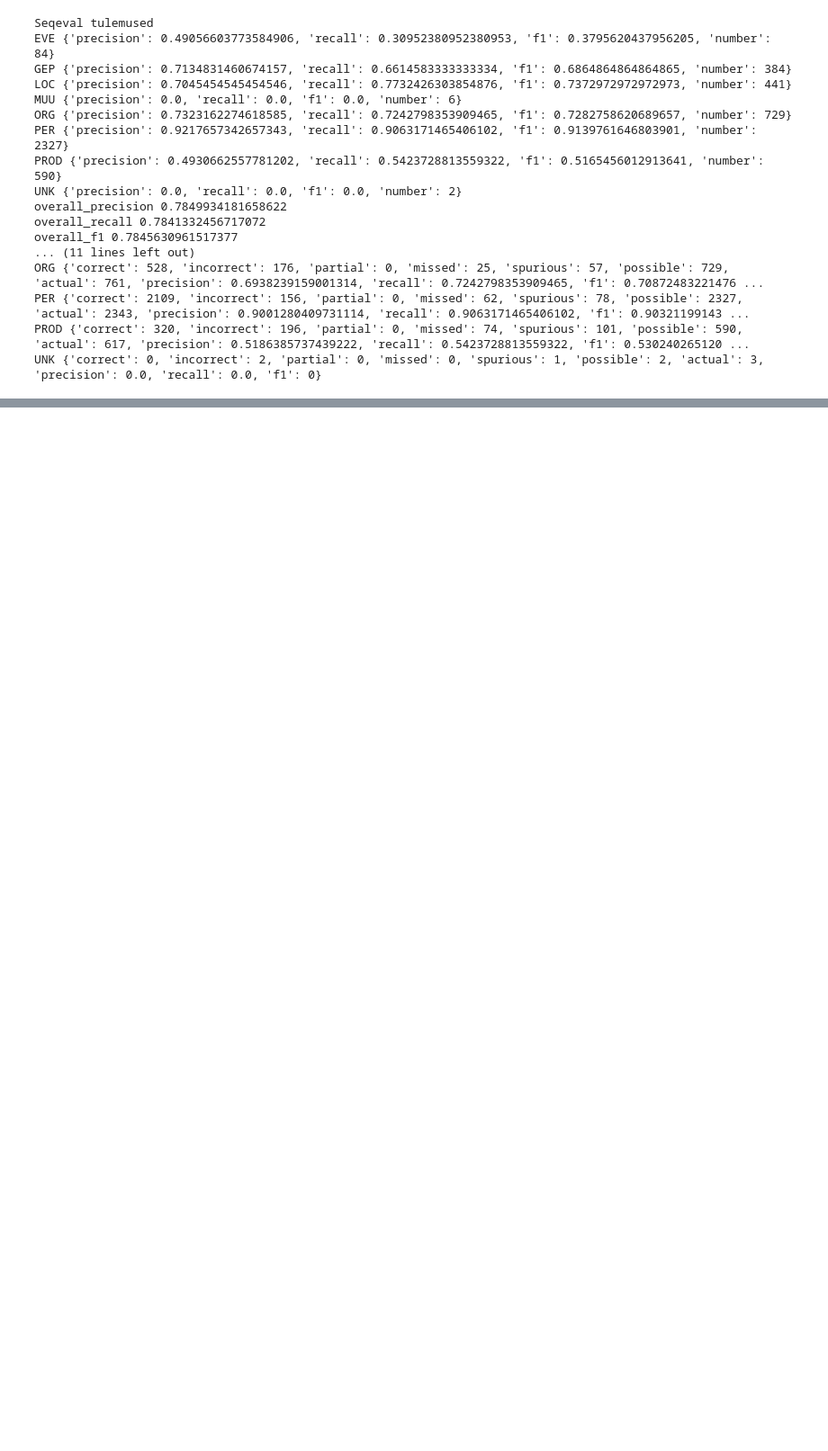
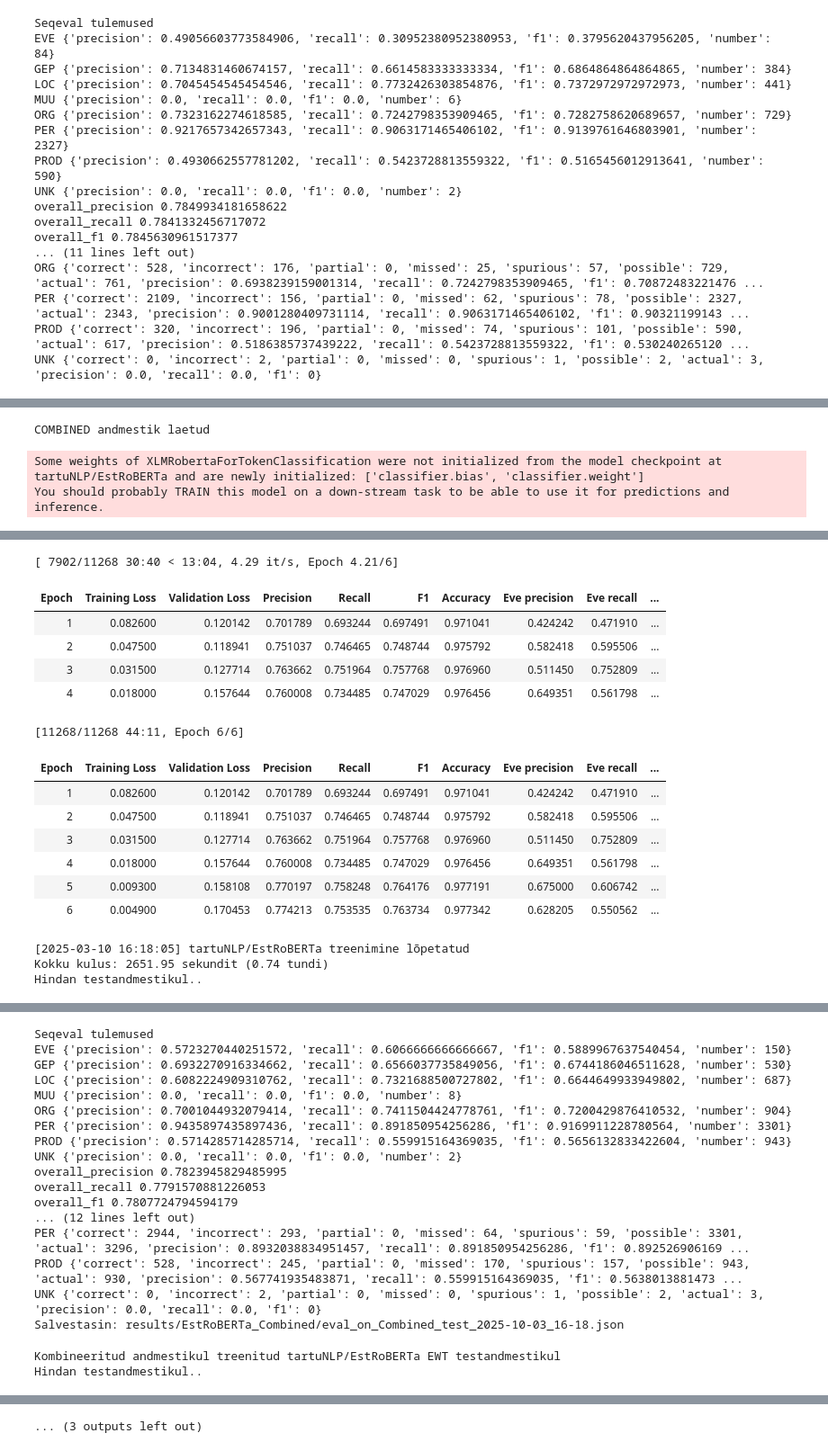
Before and after one commit to martinkivisikk/ner_thesis, a Jupyter notebook: notebooks/main_nb.ipynb, the cells around one changed output, grey strips where cells are left out. Shown at 90% size. Cells and saved outputs as stored; diff of their text form; code cells hidden in the pictures; blank space fills up the shorter version.

```diff
--- a/notebooks/main_nb.ipynb
+++ b/notebooks/main_nb.ipynb
@@ -305,0 +458,6 @@ UNK {'correct': 0, 'incorrect': 2, 'partial': 0, 'missed': 0, 'spurious': 1, 'po
+# %%
+estroberta_combined_6, estroberta_combined_6_trainer, estroberta_combined_6_results = train_model('tartuNLP/EstRoBERTa', 'Combined', epochs=6)
+# %% [output]
+COMBINED andmestik laetud
+Some weights of XLMRobertaForTokenClassification were not initialized from the model checkpoint at tartuNLP/EstRoBERTa and are newly initialized: ['classifier.bias', 'classifier.weight']
+You should probably TRAIN this model on a down-stream task to be able to use it for predictions and inference.
@@ -305,0 +465,17 @@ UNK {'correct': 0, 'incorrect': 2, 'partial': 0, 'missed': 0, 'spurious': 1, 'po
+[ 7902/11268 30:40 < 13:04, 4.29 it/s, Epoch 4.21/6]
+| Epoch | Training Loss | Validation Loss | Precision | Recall | F1 | Accuracy | Eve precision | Eve recall | ... |
+| 1 | 0.082600 | 0.120142 | 0.701789 | 0.693244 | 0.697491 | 0.971041 | 0.424242 | 0.471910 | ... |
+| 2 | 0.047500 | 0.118941 | 0.751037 | 0.746465 | 0.748744 | 0.975792 | 0.582418 | 0.595506 | ... |
+| 3 | 0.031500 | 0.127714 | 0.763662 | 0.751964 | 0.757768 | 0.976960 | 0.511450 | 0.752809 | ... |
+| 4 | 0.018000 | 0.157644 | 0.760008 | 0.734485 | 0.747029 | 0.976456 | 0.649351 | 0.561798 | ... |
+[11268/11268 44:11, Epoch 6/6]
+| Epoch | Training Loss | Validation Loss | Precision | Recall | F1 | Accuracy | Eve precision | Eve recall | ... |
+| 1 | 0.082600 | 0.120142 | 0.701789 | 0.693244 | 0.697491 | 0.971041 | 0.424242 | 0.471910 | ... |
+| 2 | 0.047500 | 0.118941 | 0.751037 | 0.746465 | 0.748744 | 0.975792 | 0.582418 | 0.595506 | ... |
+| 3 | 0.031500 | 0.127714 | 0.763662 | 0.751964 | 0.757768 | 0.976960 | 0.511450 | 0.752809 | ... |
+| 4 | 0.018000 | 0.157644 | 0.760008 | 0.734485 | 0.747029 | 0.976456 | 0.649351 | 0.561798 | ... |
+| 5 | 0.009300 | 0.158108 | 0.770197 | 0.758248 | 0.764176 | 0.977191 | 0.675000 | 0.606742 | ... |
+| 6 | 0.004900 | 0.170453 | 0.774213 | 0.753535 | 0.763734 | 0.977342 | 0.628205 | 0.550562 | ... |
+[2025-03-10 16:18:05] tartuNLP/EstRoBERTa treenimine lõpetatud
+Kokku kulus: 2651.95 sekundit (0.74 tundi)
+Hindan testandmestikul..
@@ -305,0 +483,19 @@ UNK {'correct': 0, 'incorrect': 2, 'partial': 0, 'missed': 0, 'spurious': 1, 'po
+Seqeval tulemused
+EVE {'precision': 0.5723270440251572, 'recall': 0.6066666666666667, 'f1': 0.5889967637540454, 'number': 150}
+GEP {'precision': 0.6932270916334662, 'recall': 0.6566037735849056, 'f1': 0.6744186046511628, 'number': 530}
+LOC {'precision': 0.6082224909310762, 'recall': 0.7321688500727802, 'f1': 0.6644649933949802, 'number': 687}
+MUU {'precision': 0.0, 'recall': 0.0, 'f1': 0.0, 'number': 8}
+ORG {'precision': 0.7001044932079414, 'recall': 0.7411504424778761, 'f1': 0.7200429876410532, 'number': 904}
+PER {'precision': 0.9435897435897436, 'recall': 0.891850954256286, 'f1': 0.9169911228780564, 'number': 3301}
+PROD {'precision': 0.5714285714285714, 'recall': 0.559915164369035, 'f1': 0.5656132833422604, 'number': 943}
+UNK {'precision': 0.0, 'recall': 0.0, 'f1': 0.0, 'number': 2}
+overall_precision 0.7823945829485995
+overall_recall 0.7791570881226053
+overall_f1 0.7807724794594179
+... (12 lines left out)
+PER {'correct': 2944, 'incorrect': 293, 'partial': 0, 'missed': 64, 'spurious': 59, 'possible': 3301, 'actual': 3296, 'precision': 0.8932038834951457, 'recall': 0.891850954256286, 'f1': 0.892526906169 ...
+PROD {'correct': 528, 'incorrect': 245, 'partial': 0, 'missed': 170, 'spurious': 157, 'possible': 943, 'actual': 930, 'precision': 0.567741935483871, 'recall': 0.559915164369035, 'f1': 0.5638013881473 ...
+UNK {'correct': 0, 'incorrect': 2, 'partial': 0, 'missed': 0, 'spurious': 1, 'possible': 2, 'actual': 3, 'precision': 0.0, 'recall': 0.0, 'f1': 0}
+Salvestasin: results/EstRoBERTa_Combined/eval_on_Combined_test_2025-10-03_16-18.json
+Kombineeritud andmestikul treenitud tartuNLP/EstRoBERTa EWT testandmestikul
+Hindan testandmestikul..
@@ -305,0 +503 @@ UNK {'correct': 0, 'incorrect': 2, 'partial': 0, 'missed': 0, 'spurious': 1, 'po
+... (3 outputs left out)
```
Also changed, not shown: parts of 9 cells of this notebook, 31 other files.
